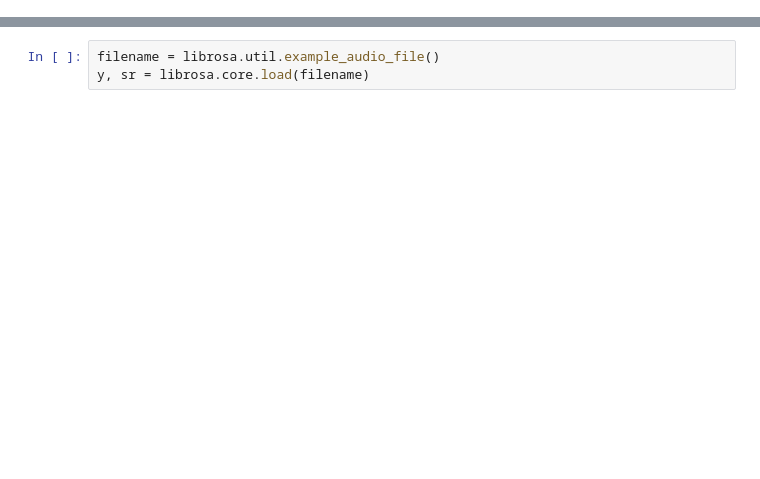
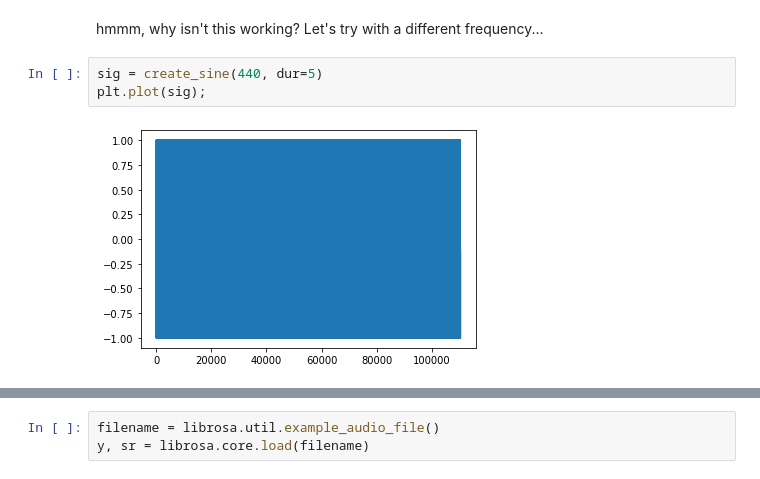
Before and after one commit to tingled/mir-tutorial, a Jupyter notebook: Audio Features.ipynb, the cells around one changed output, grey strips where cells are left out. Drawn from its saved outputs; the diff is of its cells as text; blank space fills up the shorter version.

```diff
--- a/Audio Features.ipynb
+++ b/Audio Features.ipynb
@@ -15,0 +38,7 @@ Ok, let's inspect a sound.
+# %% [markdown]
+hmmm, why isn't this working? Let's try with a different frequency...
+# %%
+sig = create_sine(440, dur=5)
+plt.plot(sig);
+# %% [output]
+[figure, added]
```
Also changed, not shown: parts of 54 cells of this notebook.
